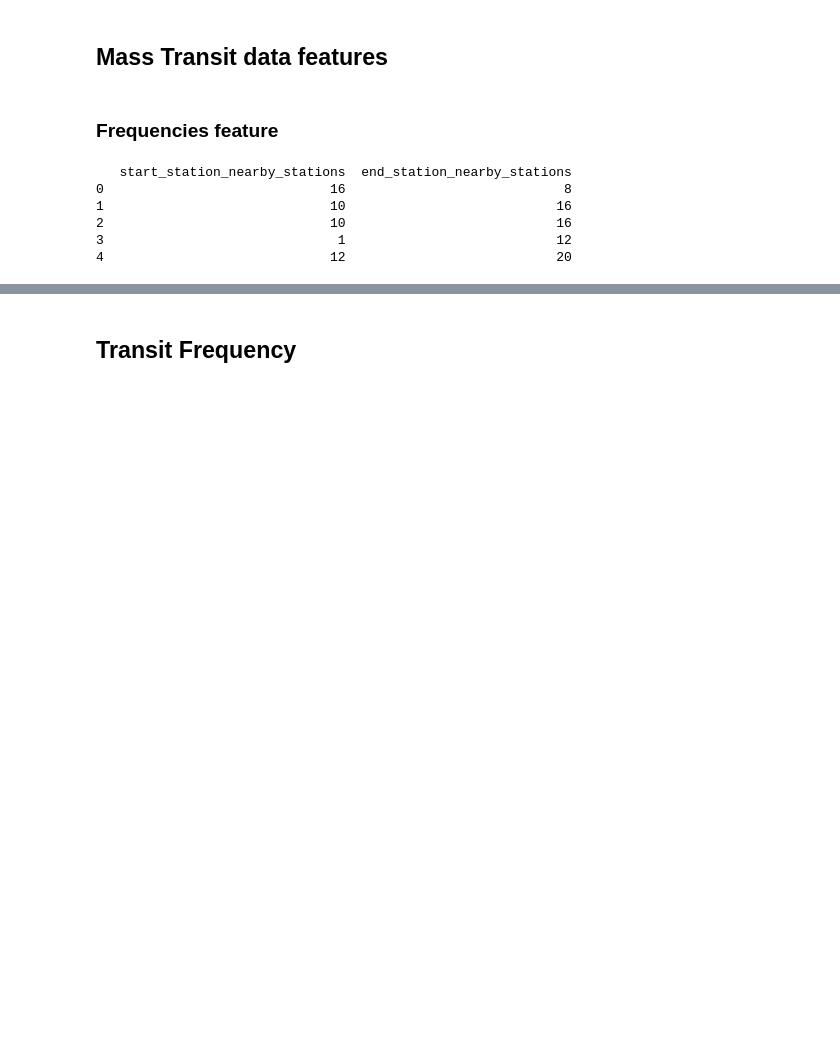
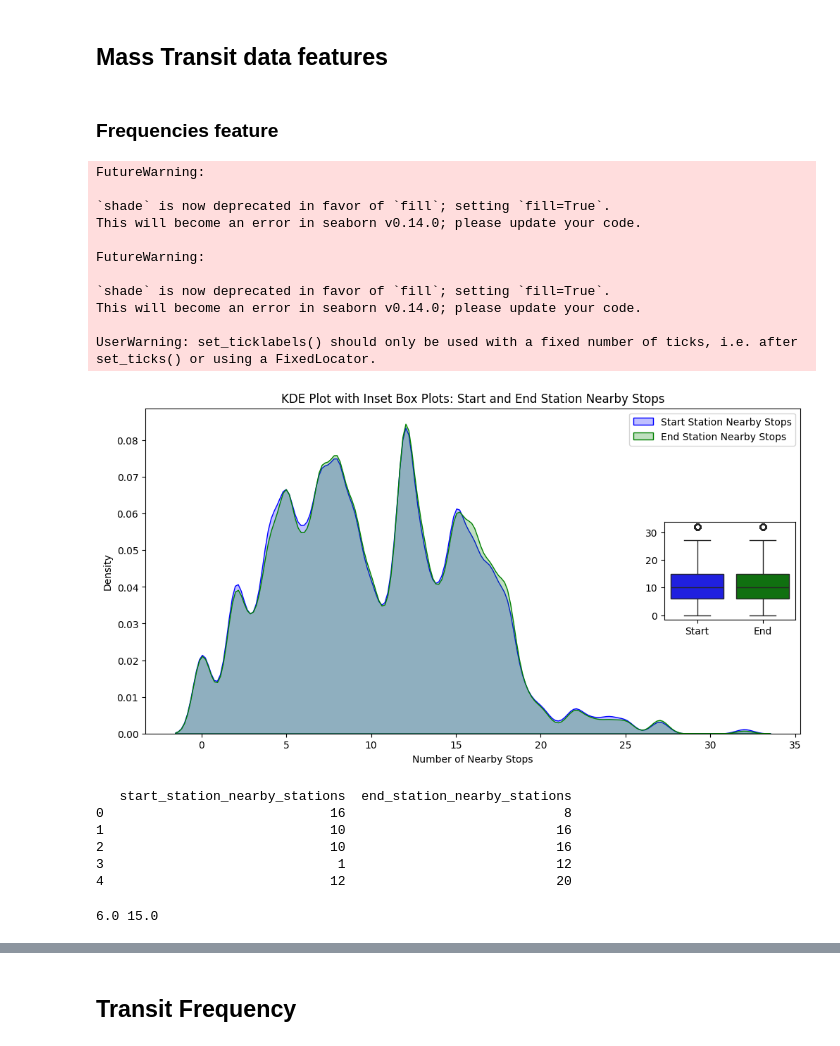
Before and after one commit to elnurisg/anomaly_detection_for_shared_mobility, a Jupyter notebook: mass_transit.ipynb, the cells around one changed output, grey strips where cells are left out. Saved outputs shown, nothing was run; the diff lists cells and outputs as text; code cells hidden in the pictures; blank space fills up the shorter version.

Commit message:
Finalize the station connection features

```diff
--- a/mass_transit.ipynb
+++ b/mass_transit.ipynb
@@ -108,6 +108,51 @@ end_station_nearby_counts = end_nearby_counts.groupby('index_right').size()
 # Add the counts back to the original bike_weather_data
 bike_weather_data['start_station_nearby_stations'] = bike_weather_data.index.map(start_station_nearby_counts).fillna(0).astype(int)
 bike_weather_data['end_station_nearby_stations'] = bike_weather_data.index.map(end_station_nearby_counts).fillna(0).astype(int)
+# %%
+import seaborn as sns
+import matplotlib.pyplot as plt
+from mpl_toolkits.axes_grid1.inset_locator import inset_axes
+
+# Set up the main figure and axes
+fig, main_ax = plt.subplots(figsize=(12, 6))
+
+# KDE plots on the main axis
+sns.kdeplot(bike_weather_data['start_station_nearby_stations'], ax=main_ax, color='blue', shade=True, label='Start Station Nearby Stops')
+sns.kdeplot(bike_weather_data['end_station_nearby_stations'], ax=main_ax, color='green', shade=True, label='End Station Nearby Stops')
+
+main_ax.set_title('KDE Plot with Inset Box Plots: Start and End Station Nearby Stops')
+main_ax.set_xlabel('Number of Nearby Stops')
+main_ax.set_ylabel('Density')
+main_ax.legend()
+
+# Create inset axes for the box plot
+inset_ax = inset_axes(main_ax, width="20%", height="30%", loc='right')  # Adjust size and position as needed
+
+# Box plots on the inset axis
+sns.boxplot(data=[
+    bike_weather_data['start_station_nearby_stations'],
+    bike_weather_data['end_station_nearby_stations']
+], ax=inset_ax, palette=['blue', 'green'])
+
+# Remove x-axis labels from the inset box plot for a cleaner look
+inset_ax.set_xticklabels(['Start', 'End'])
+inset_ax.set_xlabel('')
+inset_ax.set_ylabel('')
+
+plt.show()
+# %% [output]
+FutureWarning:
+
+`shade` is now deprecated in favor of `fill`; setting `fill=True`.
+This will become an error in seaborn v0.14.0; please update your code.
+
+FutureWarning:
+
+`shade` is now deprecated in favor of `fill`; setting `fill=True`.
+This will become an error in seaborn v0.14.0; please update your code.
+
+UserWarning: set_ticklabels() should only be used with a fixed number of ticks, i.e. after set_ticks() or using a FixedLocator.
+[figure, added]
 # %%
 print(bike_weather_data[['start_station_nearby_stations', 'end_station_nearby_stations']].head())
 # %% [output]
@@ -117,3 +162,9 @@ print(bike_weather_data[['start_station_nearby_stations', 'end_station_nearby_st
 2                             10                           16
 3                              1                           12
 4                             12                           20
+# %%
+q1 = bike_weather_data['start_station_nearby_stations'].quantile(0.25)
+q2 = bike_weather_data['start_station_nearby_stations'].quantile(0.75)
+print(q1, q2)
+# %% [output]
+6.0 15.0
```
Also changed, not shown: parts of 3 cells of this notebook.
